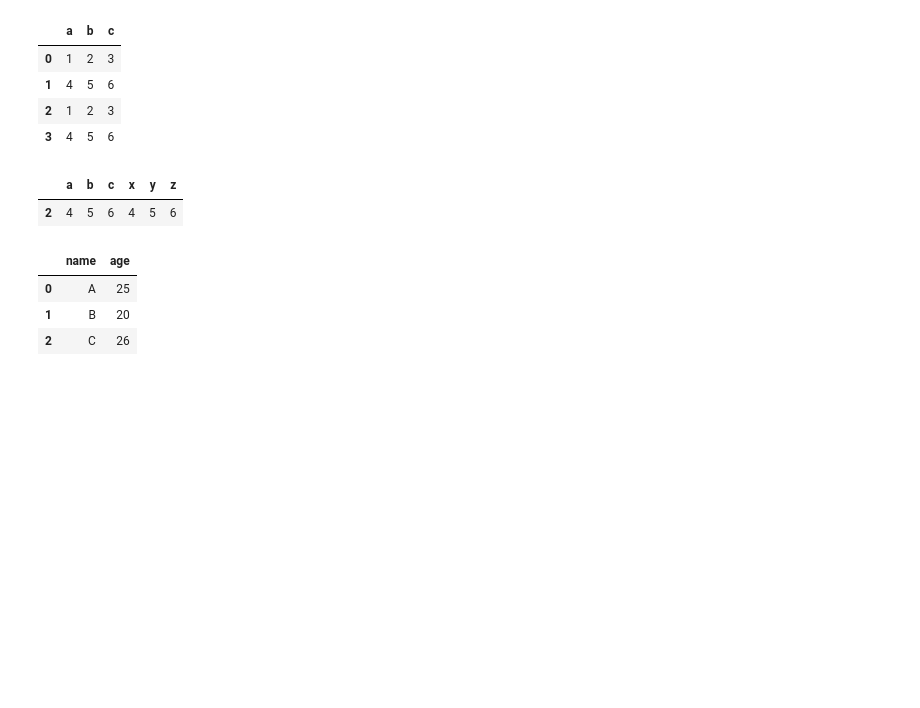
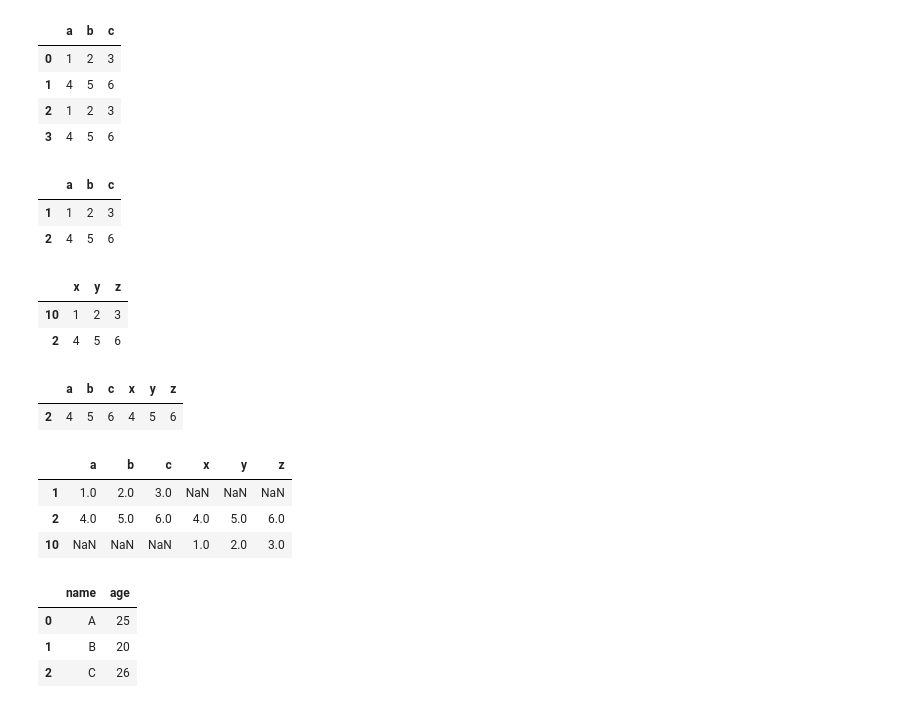
Before and after one commit to srikanthpragada/DS_28_SEP_2020, a Jupyter notebook: pandas/marks_df.ipynb, the cells around one changed output. Cells and saved outputs as stored; diff of their text form; code cells hidden in the pictures; blank space fills up the shorter version.

```diff
--- a/pandas/marks_df.ipynb
+++ b/pandas/marks_df.ipynb
@@ -864,11 +865,30 @@ pd.concat((df1,df2), ignore_index=True)
 # %%
 df1 = pd.DataFrame( ((1,2,3),(4,5,6)), columns=list('abc'), index=(1,2))
 df2 = pd.DataFrame( ((1,2,3),(4,5,6)), columns=list('xyz'), index=(10,2))
+# %%
+df1
+# %% [output]
+|  | a | b | c |
+| 1 | 1 | 2 | 3 |
+| 2 | 4 | 5 | 6 |
+# %%
+df2
+# %% [output]
+|  | x | y | z |
+| 10 | 1 | 2 | 3 |
+| 2 | 4 | 5 | 6 |
 # %%
 pd.concat((df1,df2), axis=1, join='inner')
 # %% [output]
 |  | a | b | c | x | y | z |
 | 2 | 4 | 5 | 6 | 4 | 5 | 6 |
+# %%
+pd.concat((df1,df2), axis=1, join='outer')
+# %% [output]
+|  | a | b | c | x | y | z |
+| 1 | 1.0 | 2.0 | 3.0 | NaN | NaN | NaN |
+| 2 | 4.0 | 5.0 | 6.0 | 4.0 | 5.0 | 6.0 |
+| 10 | NaN | NaN | NaN | 1.0 | 2.0 | 3.0 |
 # %%
 df1 = pd.DataFrame ( {'name' : ['A','B','C'], 'age' : [25,20,26]})
 df2 = pd.DataFrame ( {'pname' : ['A','B','D'], 'gender' : ['M','F','F']})
```
Also changed, not shown: parts of 24 cells of this notebook.
